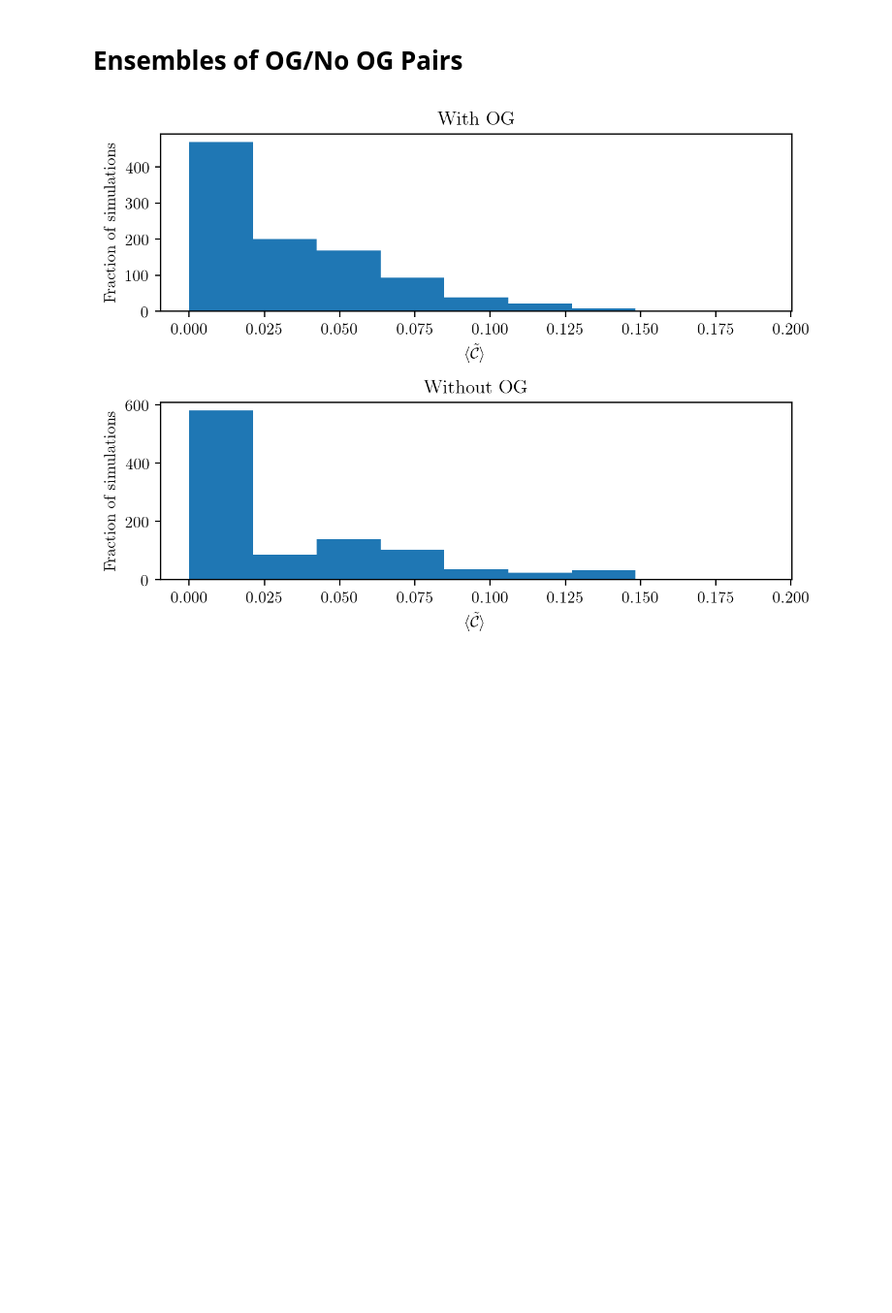
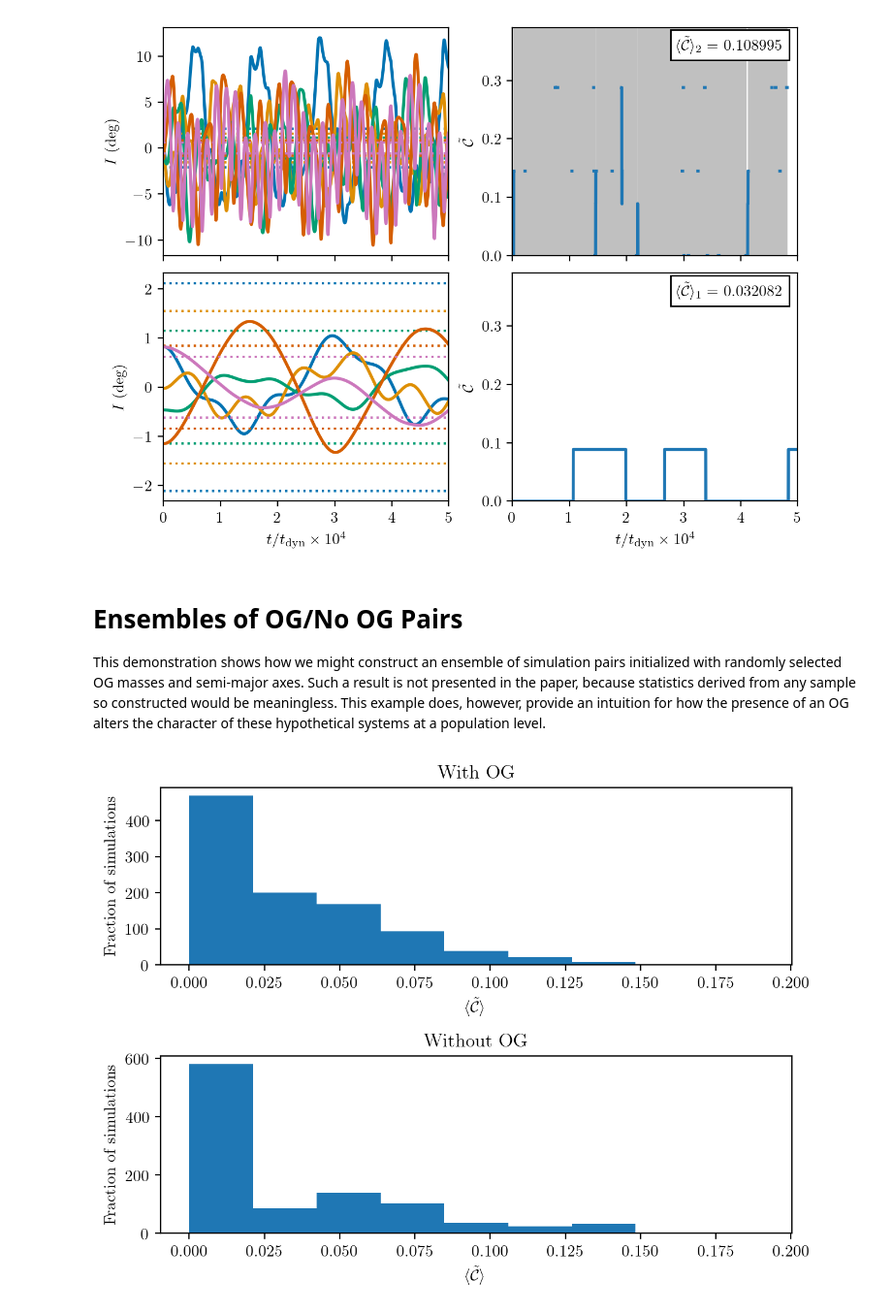
Before and after one commit to jrlivesey/SecularGapComplexity, a Jupyter notebook: simulation-pairs.ipynb, the cells around one changed output. Shown: that part at 97% size. Saved outputs shown, nothing was run; the diff lists cells and outputs as text; code cells hidden in the pictures; blank space fills up the shorter version.

```diff
--- a/simulation-pairs.ipynb
+++ b/simulation-pairs.ipynb
@@ -29,5 +37,21 @@ simpair.plot('inc', save=True)
+# %%
+## Initialize new system
+simpair = SimulationPair(5, rng_seed=rng_seed)
+simpair.add(m=1.0e-2, a=1.0)
+
+## Obtain gap complexity evolution
+simpair.get_ll_systems()
+simpair.get_ll_solutions()
+simpair.get_gap_complexities()
+
+## Plot results
+simpair.plot(save=True)
+# %% [output]
+[figure, added]
 # %% [markdown]
 # Ensembles of OG/No OG Pairs
+
+This demonstration shows how we might construct an ensemble of simulation pairs initialized with randomly selected OG masses and semi-major axes. Such a result is not presented in the paper, because statistics derived from any sample so constructed would be meaningless. This example does, however, provide an intuition for how the presence of an OG alters the character of these hypothetical systems at a population level.
 # %%
 my_ensemble = EnsemblePair(1_000, 4)
 my_ensemble.set_og_mass_dist(np.random.uniform, 1.0e-3, 0.05)
```
Also changed, not shown: parts of 18 cells of this notebook, 1 other file.
